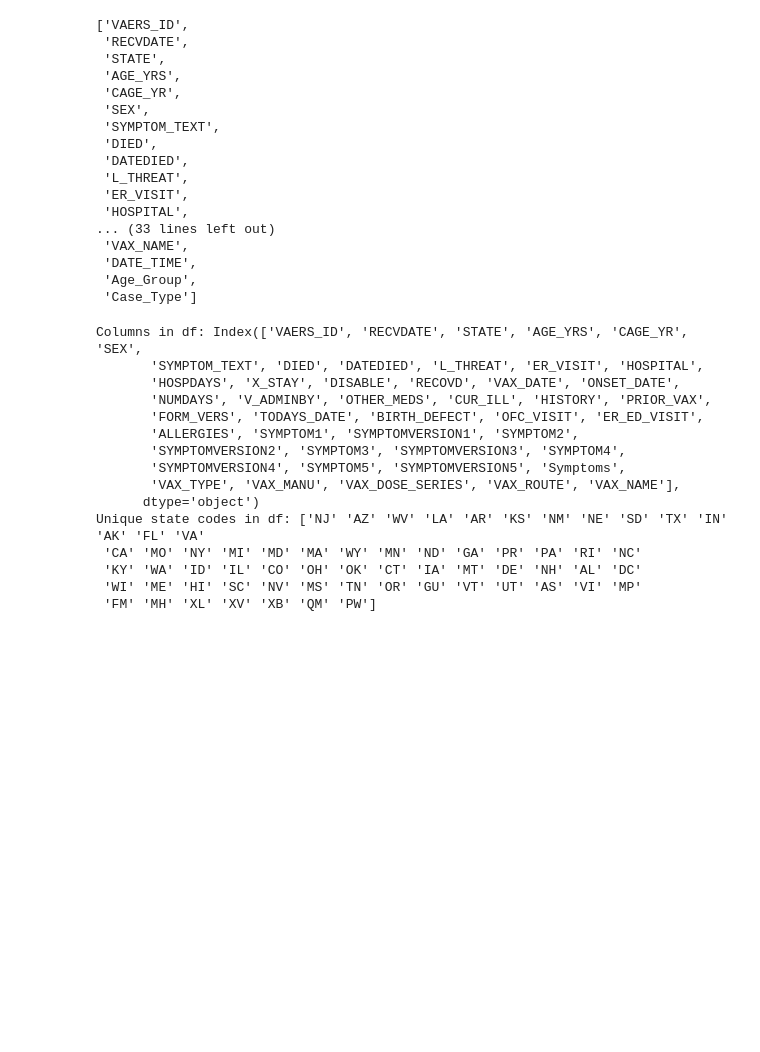
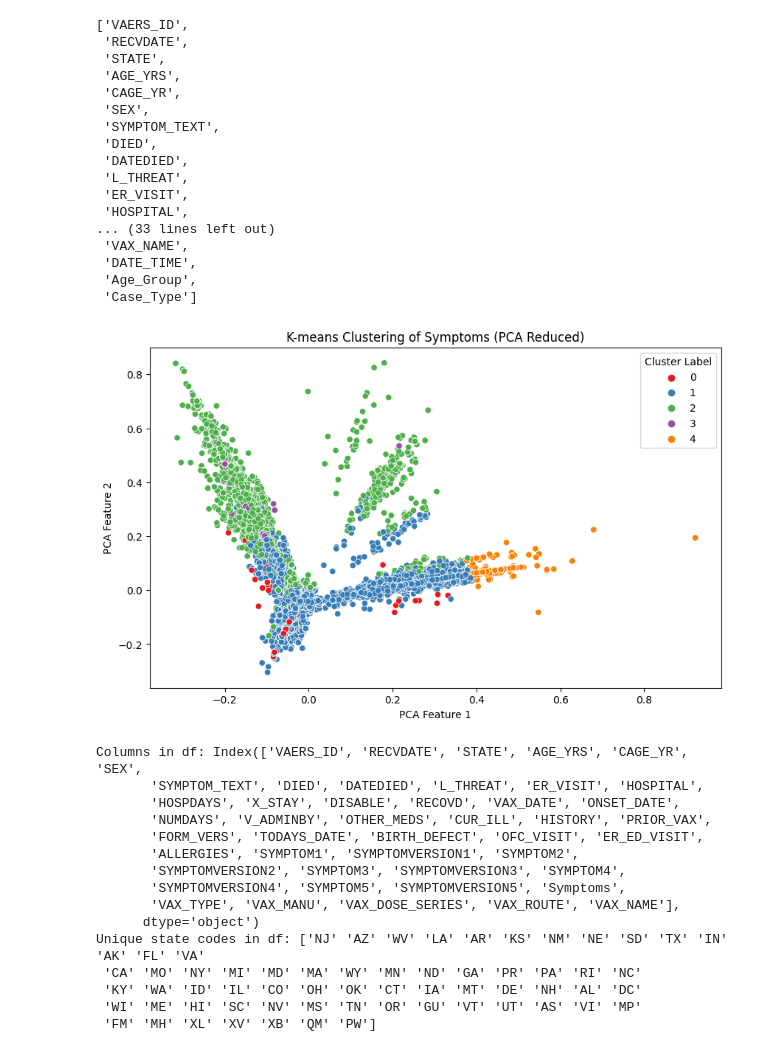
Before and after one commit to Rutu136/COMP4710-World-Vaccine-Adverse-Reactions, a Jupyter notebook: try.ipynb, the cells around one changed output. Saved outputs shown, nothing was run; the diff lists cells and outputs as text; code cells hidden in the pictures; blank space fills up the shorter version.

```diff
--- a/try.ipynb
+++ b/try.ipynb
@@ -268,35 +268,38 @@ import seaborn as sns
 
 # Assuming you've already loaded your data into the 'df' DataFrame as shown in your code
 # Concatenate symptom columns into a single column
-df['symp'] = df['Symptoms']
+symptoms = pd.concat([df['SYMPTOM1'], df['SYMPTOM2'], df['SYMPTOM3'], df['SYMPTOM4']], ignore_index=True)
+df['symp'] = symptoms
 
 # Convert the 'symp' column to a list of strings
 symptoms_list = df['symp'].tolist()
 
 # Create a TF-IDF vectorizer to convert text data into numerical features
 vectorizer = TfidfVectorizer()
 X = vectorizer.fit_transform(symptoms_list)
 
 # Perform dimensionality reduction using PCA
 pca = PCA(n_components=2)  # Reduce to 2 dimensions for visualization
 X_pca = pca.fit_transform(X.toarray())  # Convert sparse matrix to array and then apply PCA
 
 # Perform K-means clustering
-k = 20  # Number of clusters
+k = 5  # Number of clusters
 kmeans = KMeans(n_clusters=k, random_state=42)
 kmeans.fit(X)
 
 # Add the cluster labels to the DataFrame
 df['cluster_label'] = kmeans.labels_
 
 # Plotting the clusters using reduced dimensions after PCA
 plt.figure(figsize=(10, 6))
 sns.scatterplot(x=X_pca[:, 0], y=X_pca[:, 1], hue=df['cluster_label'], palette='Set1')
 plt.xlabel('PCA Feature 1')
 plt.ylabel('PCA Feature 2')
 plt.title('K-means Clustering of Symptoms (PCA Reduced)')
 plt.legend(title='Cluster Label')
 plt.show()
+# %% [output]
+[figure, added]
 # %%
 csv_file_path = "./cleaned_vers_data_covid19_vaccine_2020-2022_duplicate_removed.csv"
 df = pd.read_csv(csv_file_path)
```
